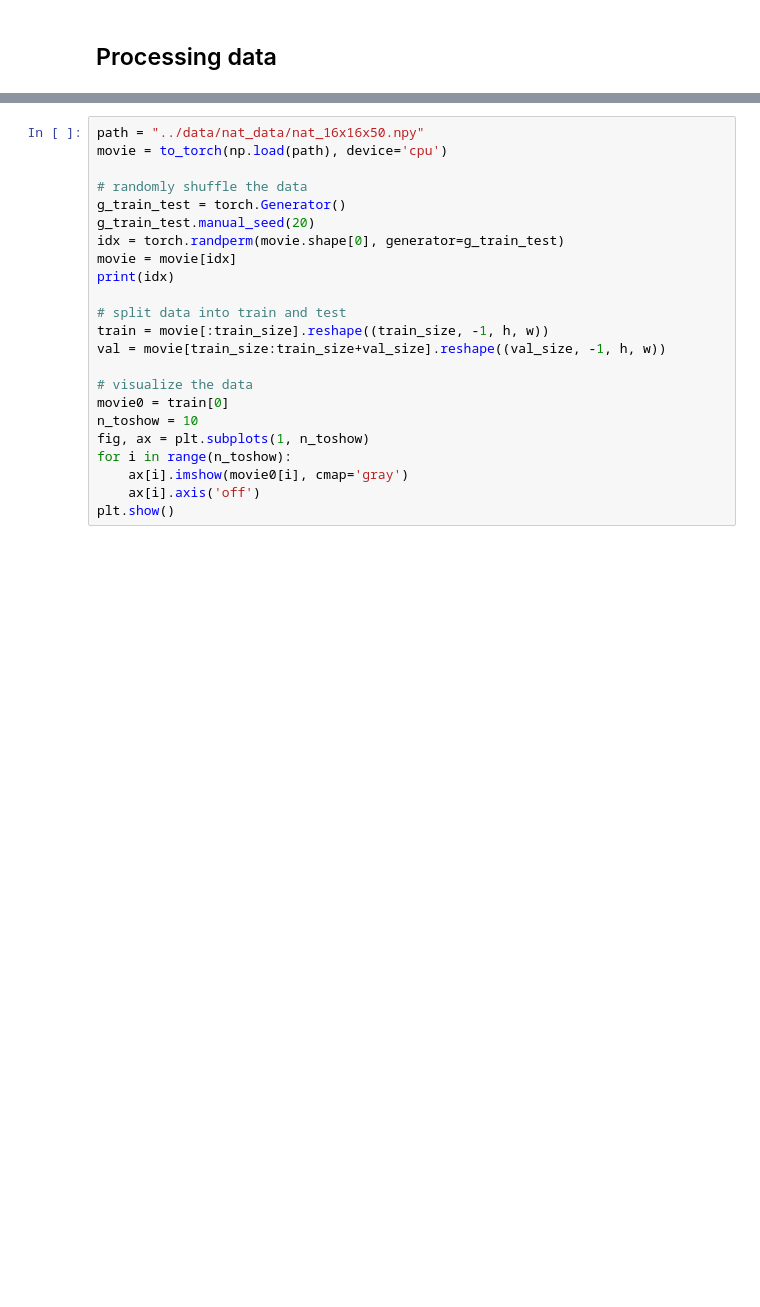
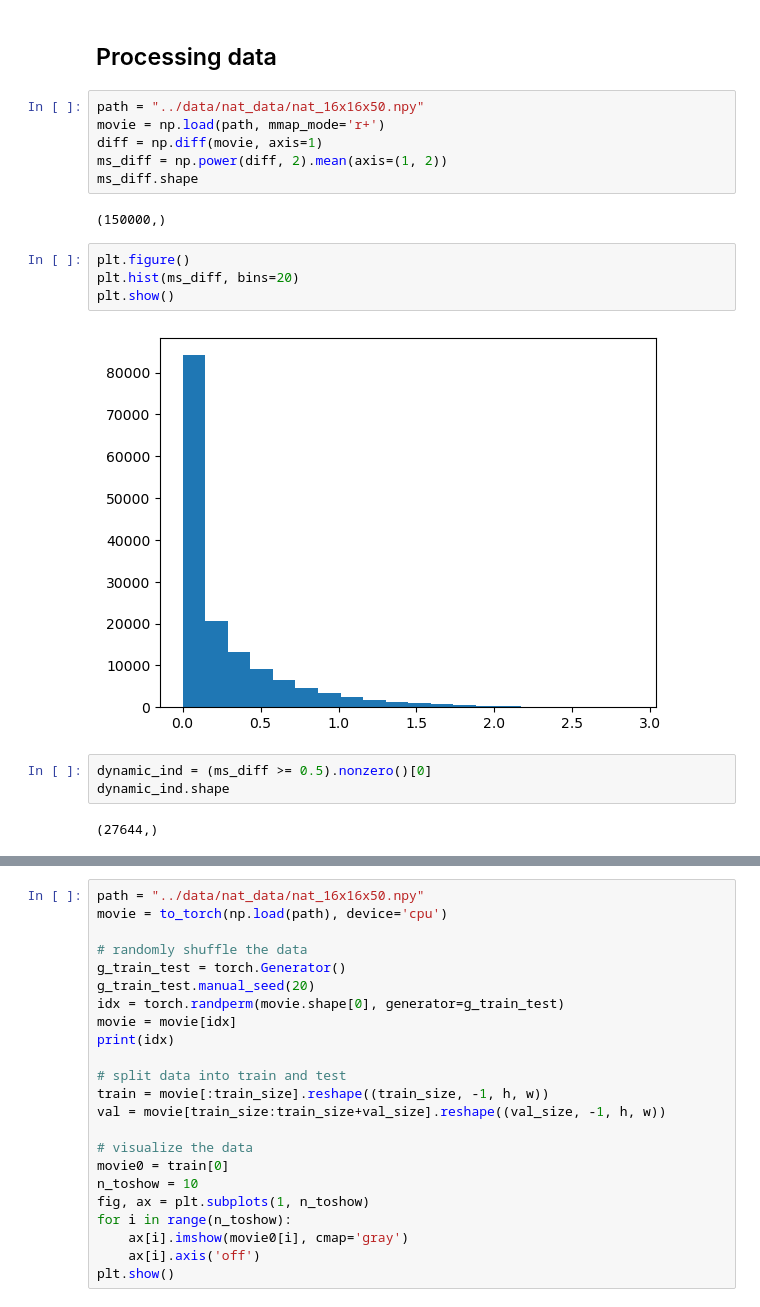
Before and after one commit to C16Mftang/temporal-predictive-coding, a Jupyter notebook: scripts/strf.ipynb, the cells around one changed output, grey strips where cells are left out. Cells and saved outputs as stored; diff of their text form; blank space fills up the shorter version.

Commit message:
select the most dynamical movies

```diff
--- a/scripts/strf.ipynb
+++ b/scripts/strf.ipynb
@@ -125,3 +125,22 @@ print(device)
 cuda
 # %% [markdown]
 ## Processing data
+# %%
+path = "../data/nat_data/nat_16x16x50.npy"
+movie = np.load(path, mmap_mode='r+')
+diff = np.diff(movie, axis=1)
+ms_diff = np.power(diff, 2).mean(axis=(1, 2))
+ms_diff.shape
+# %% [output]
+(150000,)
+# %%
+plt.figure()
+plt.hist(ms_diff, bins=20)
+plt.show()
+# %% [output]
+[figure, added]
+# %%
+dynamic_ind = (ms_diff >= 0.5).nonzero()[0]
+dynamic_ind.shape
+# %% [output]
+(27644,)
```
Also changed, not shown: parts of 4 cells of this notebook, 2 other files.
